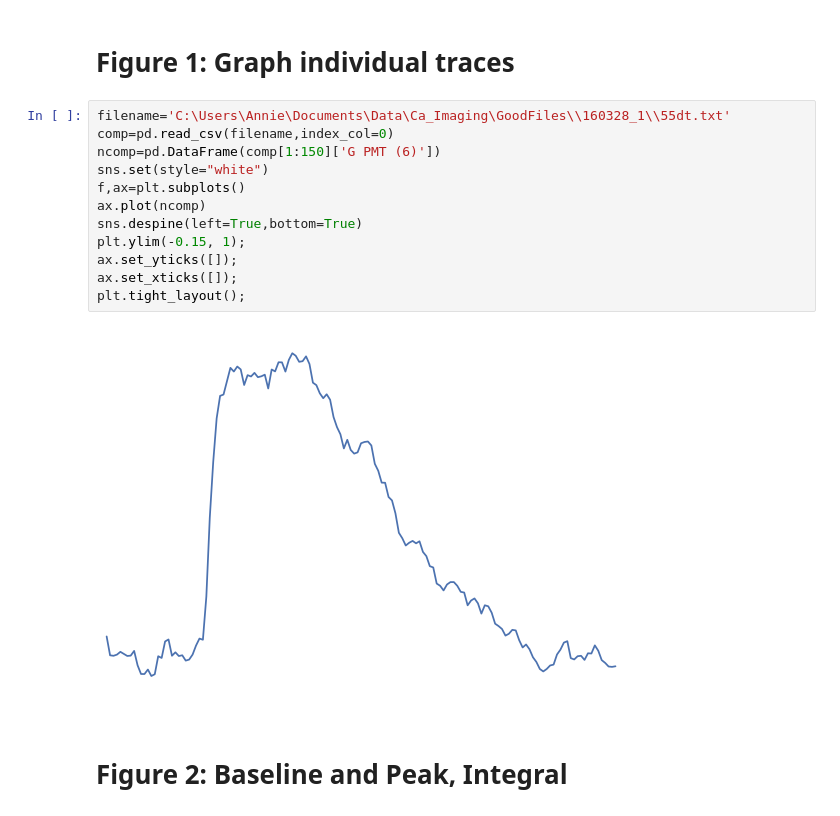
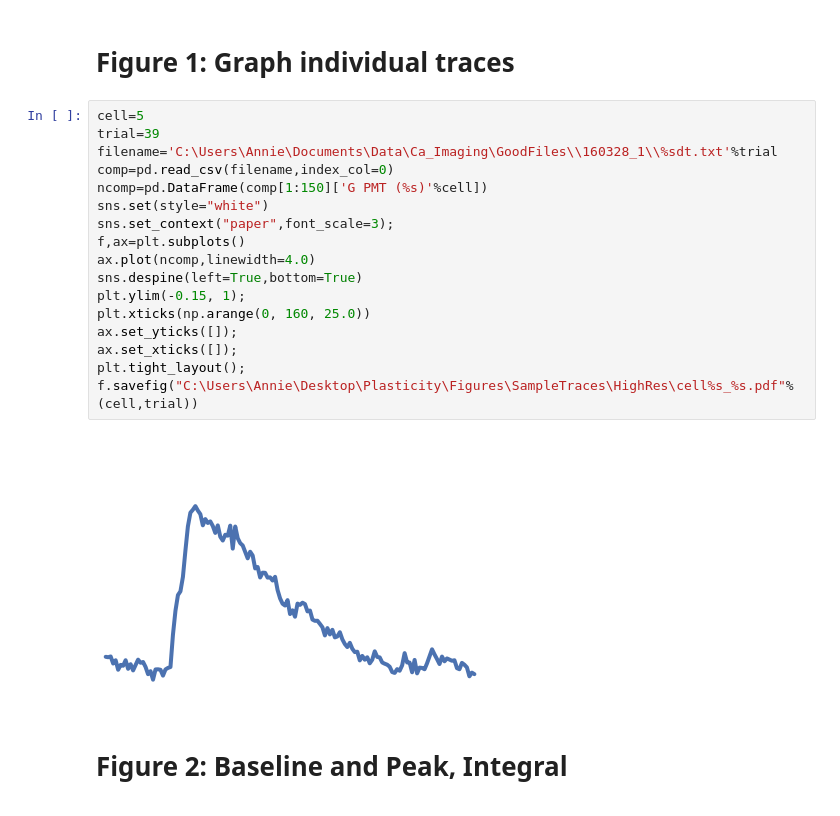
Before and after one commit to liu-annie/CaI, a Jupyter notebook: Paper_Figures.ipynb, the cells around one changed output. Cells and saved outputs as stored; diff of their text form.

Commit message:
figures

```diff
--- a/Paper_Figures.ipynb
+++ b/Paper_Figures.ipynb
@@ -20,19 +20,24 @@ trials=pd.read_csv(filename)
 # %% [markdown]
 # Figure 1: Graph individual traces
 # %%
-filename='C:\Users\Annie\Documents\Data\Ca_Imaging\GoodFiles\\160328_1\\55dt.txt'
+cell=5
+trial=39
+filename='C:\Users\Annie\Documents\Data\Ca_Imaging\GoodFiles\\160328_1\\%sdt.txt'%trial
 comp=pd.read_csv(filename,index_col=0)
-ncomp=pd.DataFrame(comp[1:150]['G PMT (6)'])
+ncomp=pd.DataFrame(comp[1:150]['G PMT (%s)'%cell])
 sns.set(style="white")
+sns.set_context("paper",font_scale=3);
 f,ax=plt.subplots()
-ax.plot(ncomp)
+ax.plot(ncomp,linewidth=4.0)
 sns.despine(left=True,bottom=True)
 plt.ylim(-0.15, 1);
+plt.xticks(np.arange(0, 160, 25.0))
 ax.set_yticks([]);
 ax.set_xticks([]);
 plt.tight_layout();
+f.savefig("C:\Users\Annie\Desktop\Plasticity\Figures\SampleTraces\HighRes\cell%s_%s.pdf"%(cell,trial))
 # %% [output]
-[figure, old version]
+[figure, new version]
 # %% [markdown]
 # Figure 2: Baseline and Peak, Integral
 # %%
```
Also changed, not shown: parts of 11 cells of this notebook, 1 other file.
